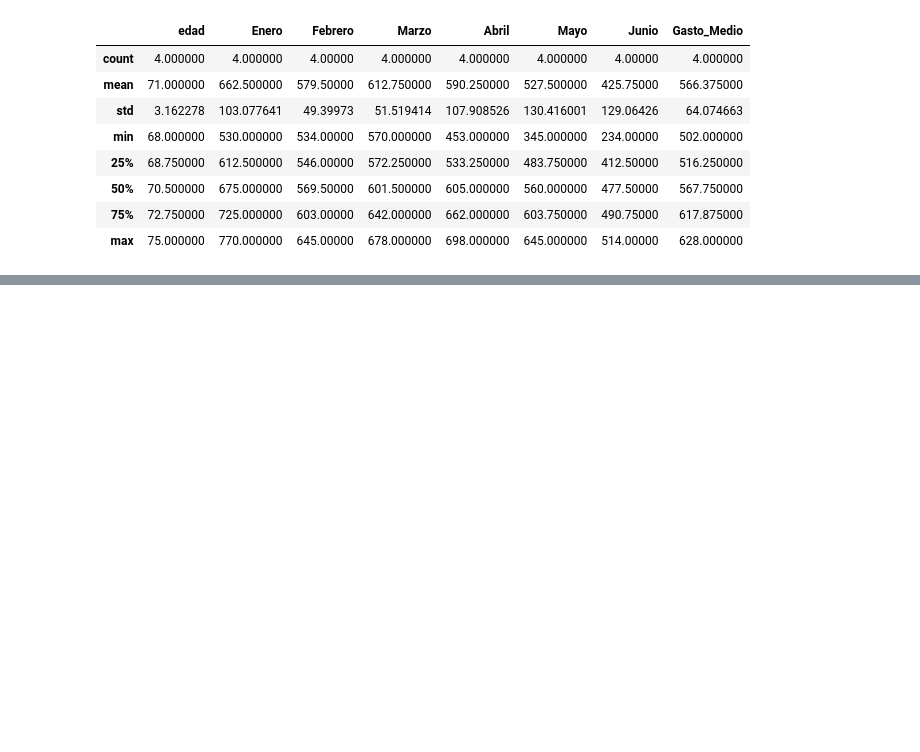
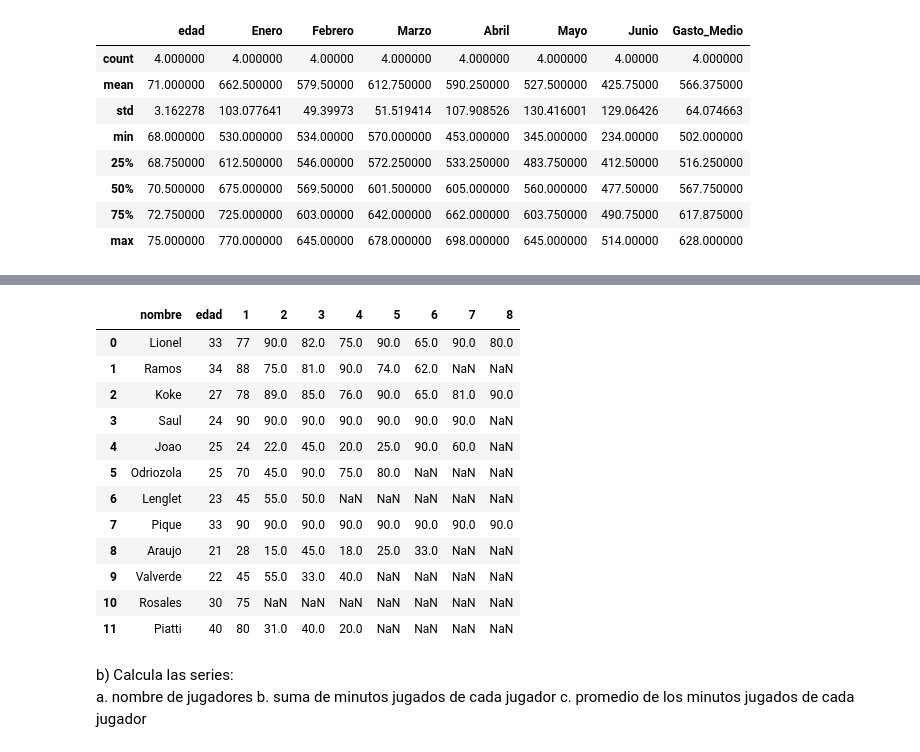
Before and after one commit to isaacspidey/CF-Programacion, a Jupyter notebook: otros/ejercicios_extra_dataframes.ipynb, the cells around one changed output, grey strips where cells are left out. Drawn from its saved outputs; the diff is of its cells as text; code cells hidden in the pictures; blank space fills up the shorter version.

```diff
--- a/otros/ejercicios_extra_dataframes.ipynb
+++ b/otros/ejercicios_extra_dataframes.ipynb
@@ -138,0 +181,36 @@ df.describe()
+# %%
+lst_equipo = [['Lionel', 33, 77, 90, 82, 75, 90, 65, 90, 80],
+              ['Ramos', 34, 88, 75, 81, 90, 74, 62],
+              ['Koke',27, 78, 89, 85, 76, 90, 65, 81, 90],
+              ['Saul', 24, 90, 90, 90, 90, 90, 90, 90],
+              ['Joao', 25, 24, 22, 45, 20, 25, 90, 60],
+              ['Odriozola', 25, 70, 45, 90, 75, 80],
+              ['Lenglet', 23, 45, 55, 50],
+              ['Pique', 33, 90, 90, 90, 90, 90, 90, 90, 90],
+              ['Araujo', 21, 28, 15, 45, 18, 25, 33],
+              ['Valverde', 22, 45, 55, 33, 40],
+              ['Rosales', 30, 75],
+              ['Piatti', 40, 80, 31, 40, 20]]
+# %%
+col=['nombre','edad','1','2','3','4','5','6','7','8']
+df=pd.DataFrame(lst_equipo, columns=col)
+df
+# %% [output]
+|  | nombre | edad | 1 | 2 | 3 | 4 | 5 | 6 | 7 | 8 |
+| 0 | Lionel | 33 | 77 | 90.0 | 82.0 | 75.0 | 90.0 | 65.0 | 90.0 | 80.0 |
+| 1 | Ramos | 34 | 88 | 75.0 | 81.0 | 90.0 | 74.0 | 62.0 | NaN | NaN |
+| 2 | Koke | 27 | 78 | 89.0 | 85.0 | 76.0 | 90.0 | 65.0 | 81.0 | 90.0 |
+| 3 | Saul | 24 | 90 | 90.0 | 90.0 | 90.0 | 90.0 | 90.0 | 90.0 | NaN |
+| 4 | Joao | 25 | 24 | 22.0 | 45.0 | 20.0 | 25.0 | 90.0 | 60.0 | NaN |
+| 5 | Odriozola | 25 | 70 | 45.0 | 90.0 | 75.0 | 80.0 | NaN | NaN | NaN |
+| 6 | Lenglet | 23 | 45 | 55.0 | 50.0 | NaN | NaN | NaN | NaN | NaN |
+| 7 | Pique | 33 | 90 | 90.0 | 90.0 | 90.0 | 90.0 | 90.0 | 90.0 | 90.0 |
+| 8 | Araujo | 21 | 28 | 15.0 | 45.0 | 18.0 | 25.0 | 33.0 | NaN | NaN |
+| 9 | Valverde | 22 | 45 | 55.0 | 33.0 | 40.0 | NaN | NaN | NaN | NaN |
+| 10 | Rosales | 30 | 75 | NaN | NaN | NaN | NaN | NaN | NaN | NaN |
+| 11 | Piatti | 40 | 80 | 31.0 | 40.0 | 20.0 | NaN | NaN | NaN | NaN |
+# %% [markdown]
+b) Calcula las series:
+a. nombre de jugadores
+b. suma de minutos jugados de cada jugador
+c. promedio de los minutos jugados de cada jugador
```
Also changed, not shown: parts of 20 cells of this notebook.
